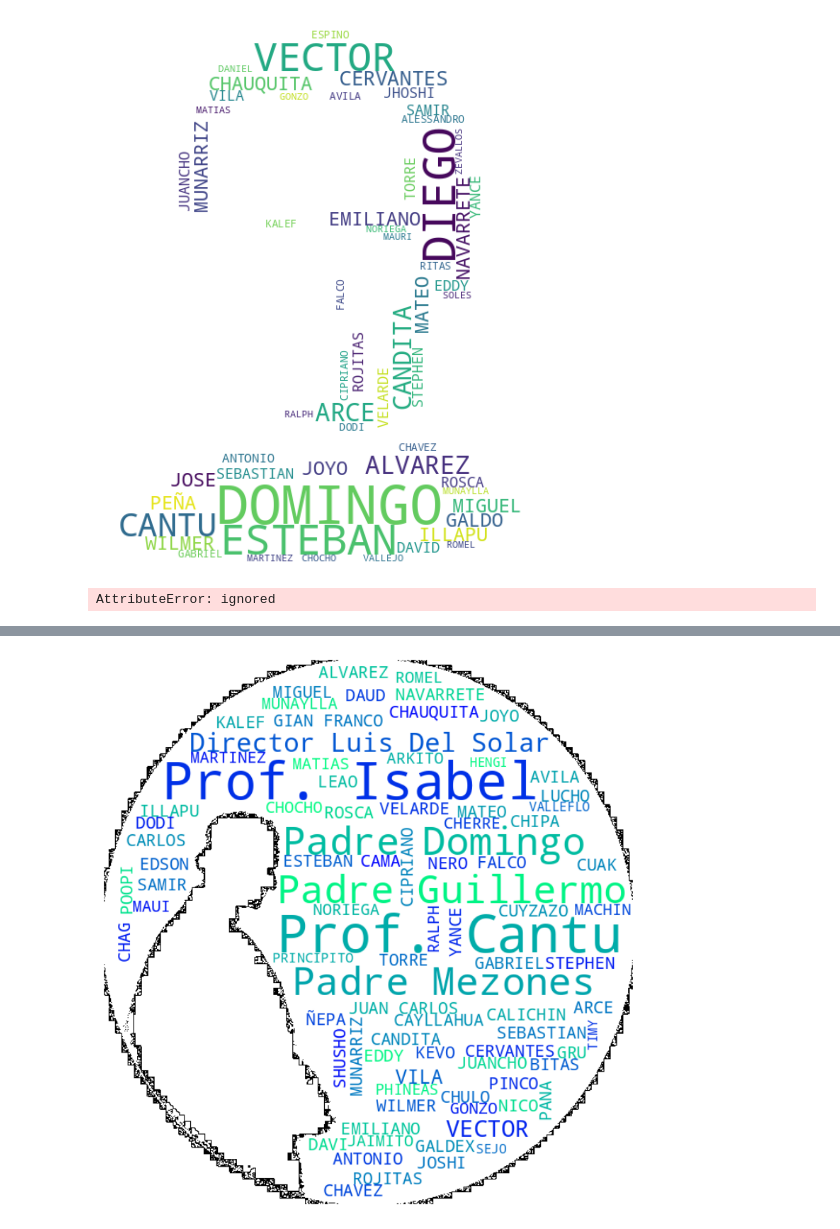
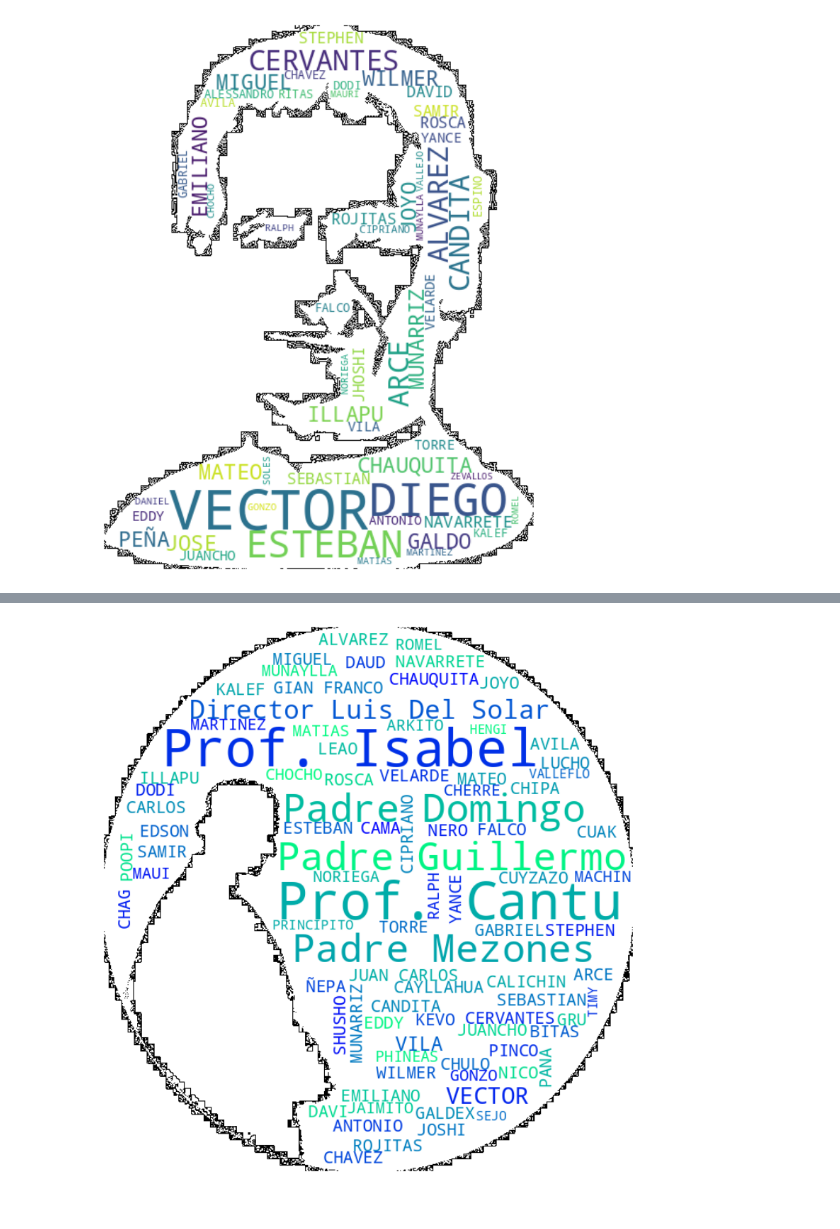
Before and after one commit to CVilaNet/Visualizacion, a Jupyter notebook: TextProcessing01_WordCloud_Mask.ipynb, the cells around one changed output, grey strips where cells are left out. Cells and saved outputs as stored; diff of their text form; code cells hidden in the pictures.

```diff
--- a/TextProcessing01_WordCloud_Mask.ipynb
+++ b/TextProcessing01_WordCloud_Mask.ipynb
@@ -11,7 +120,7 @@ from wordcloud import WordCloud
 import matplotlib.pyplot as plt
 
 # Create a list of word
-text=("ALVAREZ, ARCE, CANDITA, CERVANTES, CHAUQUITA, MIGUEL, DIEGO, JOSE, GALDO, ILLAPU, WILMER, EMILIANO, JOYO, MATEO, PEÑA, MUNARRIZ, NAVARRETE, SEBASTIAN, SAMIR, JHOSHI, ROSCA, DAVID, ROJITAS, STEPHEN, JUANCHO, EDDY, TORRE, VELARDE, VILA, YANCE, ANTONIO, ALESSANDRO, AVILA, CHAVEZ, ESTEBAN, DIEGO, DODI, ESPINO, KALEF, FALCO, GABRIEL, RITAS,  CIPRIANO, MARTINEZ, MATIAS, MUNAYLLA, NORIEGA, ROMEL, MAURI, CHOCHO, ESTEBAN, GONZO, RALPH, SOLES, VALLEJO, VECTOR, DANIEL, ZEVALLOS, VECTOR, VECTOR")
+#text=("ALVAREZ, ARCE, CANDITA, CERVANTES, CHAUQUITA, MIGUEL, DIEGO, JOSE, GALDO, ILLAPU, WILMER, EMILIANO, JOYO, MATEO, PEÑA, MUNARRIZ, NAVARRETE, SEBASTIAN, SAMIR, JHOSHI, ROSCA, DAVID, ROJITAS, STEPHEN, JUANCHO, EDDY, TORRE, VELARDE, VILA, YANCE, ANTONIO, ALESSANDRO, AVILA, CHAVEZ, ESTEBAN, DIEGO, DODI, ESPINO, KALEF, FALCO, GABRIEL, RITAS,  CIPRIANO, MARTINEZ, MATIAS, MUNAYLLA, NORIEGA, ROMEL, MAURI, CHOCHO, ESTEBAN, GONZO, RALPH, SOLES, VALLEJO, VECTOR, DANIEL, ZEVALLOS, VECTOR, VECTOR")
 
 wordcloud = WordCloud(background_color="white", width=480, height=480, max_font_size=100, min_font_size=5).generate(text) # Update max_font_size and min_font_size
 plt.figure()
@@ -24,38 +136,28 @@ plt.show()
 # %%
 # Libraries
 from wordcloud import WordCloud
 import matplotlib.pyplot as plt
 import numpy as np
 from PIL import Image    # to import the image
 
 # for retrieving an image from URL
 import requests
 from io import BytesIO
 
 # Create a list of word (https://en.wikipedia.org/wiki/Data_visualization)
-text="ALVAREZ, ARCE, CANDITA, CERVANTES, CHAUQUITA, MIGUEL, DIEGO, JOSE, GALDO, ILLAPU, WILMER, EMILIANO, JOYO, MATEO, PEÑA, MUNARRIZ, NAVARRETE, SEBASTIAN, SAMIR, JHOSHI, ROSCA, DAVID, ROJITAS, STEPHEN, JUANCHO, EDDY, TORRE, VELARDE, VILA, YANCE, ANTONIO, ALESSANDRO, AVILA, CHAVEZ, ESTEBAN, DIEGO, DODI, ESPINO, KALEF, FALCO, GABRIEL, RITAS,  CIPRIANO, MARTINEZ, MATIAS, MUNAYLLA, NORIEGA, ROMEL, MAURI, CHOCHO, ESTEBAN, GONZO, RALPH, SOLES, VALLEJO, VECTOR, DANIEL, ZEVALLOS, CANTU, CANTU, DOMINGO, DOMINGO, DOMINGO, VECTOR"
-#text=['ALVAREZ', 'ARCE', 'CANDITA', 'CERVANTES', 'CHAUQUITA', 'MIGUEL', 'DIEGO', 'JOSE', 'GALDO', 'ILLAPU', 'WILMER', 'EMILIANO', 'JOYO', 'MATEO', 'PEÑA', 'MUNARRIZ', 'NAVARRETE', 'SEBASTIAN', 'SAMIR', 'JHOSHI', 'ROSCA', 'DAVID', 'ROJITAS', 'STEPHEN', 'JUANCHO', 'EDDY', 'TORRE', 'VELARDE', 'VILA', 'YANCE', 'ANTONIO', 'ALESSANDRO', 'AVILA', 'CHAVEZ', 'ESTEBAN', 'DIEGO', 'DODI', 'ESPINO', 'KALEF', 'FALCO', 'GABRIEL', 'RITAS',  'CIPRIANO', 'MARTINEZ', 'MATIAS', 'MUNAYLLA', 'NORIEGA', 'ROMEL', 'MAURI', 'CHOCHO', 'ESTEBAN', 'GONZO', 'RALPH', 'SOLES', 'VALLEJO', 'VECTOR', 'DANIEL', 'ZEVALLOS', 'CANTU', 'CANTU', 'DOMINGO', 'DOMINGO', 'DOMINGO', 'VECTOR']
+#text="ALVAREZ, ARCE, CANDITA, CERVANTES, CHAUQUITA, MIGUEL, DIEGO, JOSE, GALDO, ILLAPU, WILMER, EMILIANO, JOYO, MATEO, PEÑA, MUNARRIZ, NAVARRETE, SEBASTIAN, SAMIR, JHOSHI, ROSCA, DAVID, ROJITAS, STEPHEN, JUANCHO, EDDY, TORRE, VELARDE, VILA, YANCE, ANTONIO, ALESSANDRO, AVILA, CHAVEZ, ESTEBAN, DIEGO, DODI, ESPINO, KALEF, FALCO, GABRIEL, RITAS,  CIPRIANO, MARTINEZ, MATIAS, MUNAYLLA, NORIEGA, ROMEL, MAURI, CHOCHO, ESTEBAN, GONZO, RALPH, SOLES, VALLEJO, VECTOR, DANIEL, ZEVALLOS, CANTU, CANTU, DOMINGO, DOMINGO, DOMINGO, VECTOR"
 
 # Load the image locally (from your PC)
-# mymask = np.array(Image.open("image.jpg"))
-
-#response = requests.get("http://freestencilgallery.com/wp-content/uploads/2015/08/Batman-Symbol-Stencil-01.jpg")
-response = requests.get('https://raw.githubusercontent.com/CVilaNet/Study-Cases/main/img/DonBosco_01.jpg')
+response = requests.get('https://raw.githubusercontent.com/CVilaNet/Visualizacion/main/img/DonBosco_01.jpg')
 mymask = np.array(Image.open(BytesIO(response.content)))
 
 # Make the figure
-#wordcloud = WordCloud(mask=mymask).generate(text)
-wordcloud = WordCloud(mask=mymask, background_color="white", contour_width=0).generate(text)
-#wordcloud = WordCloud(mask=mymask, background_color="black", colormap="rainbow", contour_width=0).generate_from_frequencies(freq4)
-#plt.figure()
+wordcloud = WordCloud(mask=mymask, background_color="white", contour_width=0.1).generate(text)
+
 plt.figure(figsize=(10,10))
 plt.imshow(wordcloud, interpolation="bilinear")
 plt.axis("off")
 plt.margins(x=0, y=0)
 plt.show()
 # %% [output]
-[figure, old version]
+[figure, new version]
-# %%
-WordCloud().generate_from_frequencies(text)
-# %% [output]
-AttributeError: ignored
```
Also changed, not shown: parts of 14 cells of this notebook, 1 other file.
